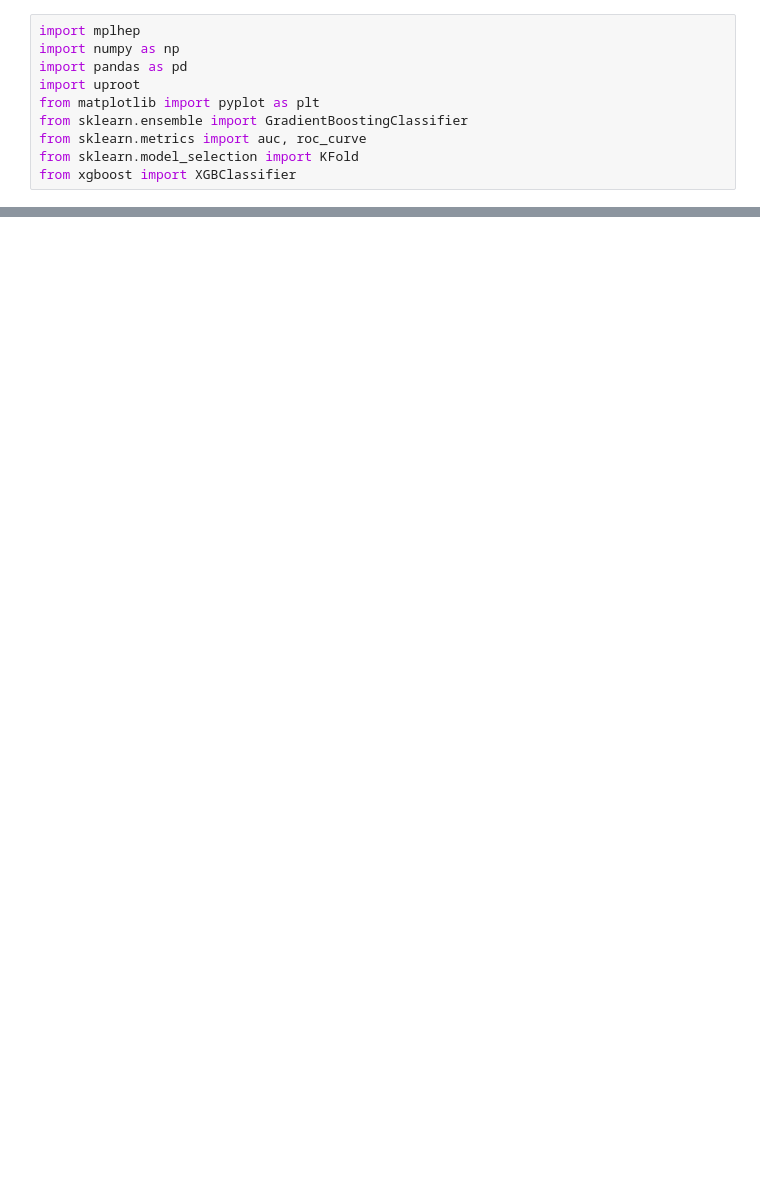
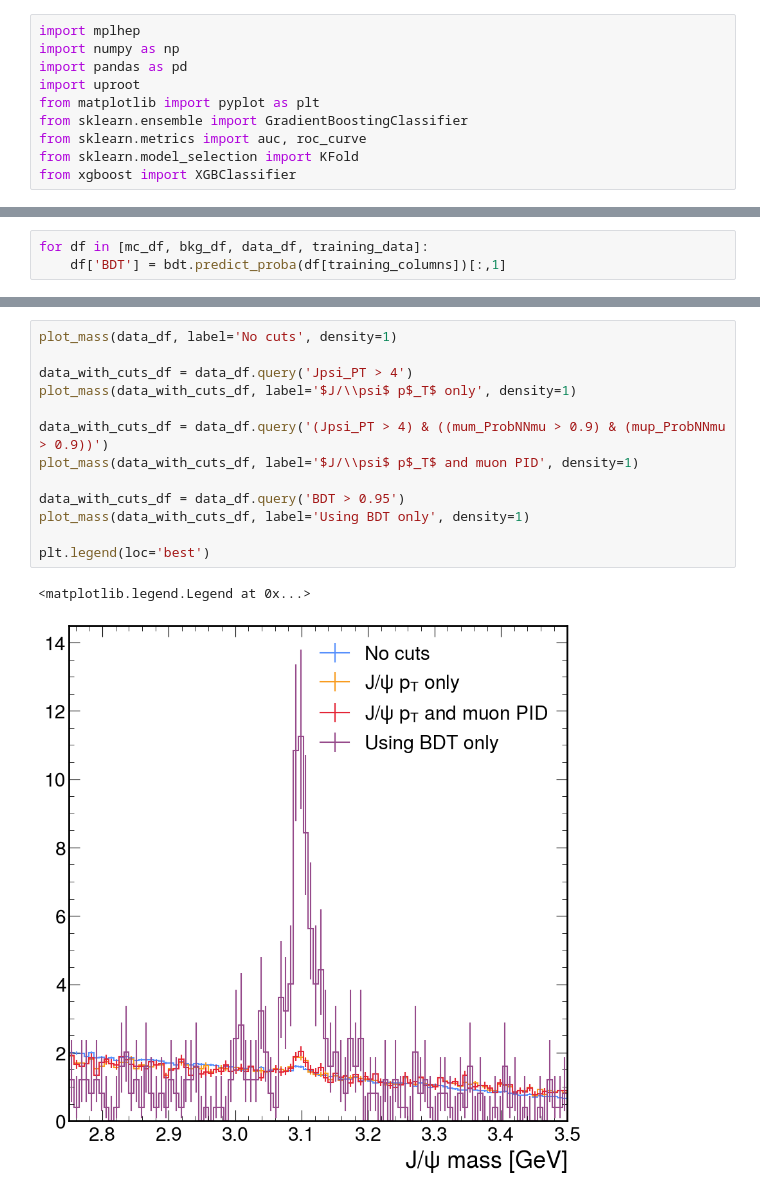
Before and after one commit to thiagorangel45/HSF-Trainig, a Jupyter notebook: LHCb Analysis Essentials/Advanced Python Tutorial/Multivariate_Analysis.ipynb, the cells around one changed output, grey strips where cells are left out. Cells and saved outputs as stored; diff of their text form; blank space fills up the shorter version.

```diff
--- a/LHCb Analysis Essentials/Advanced Python Tutorial/Multivariate_Analysis.ipynb
+++ b/LHCb Analysis Essentials/Advanced Python Tutorial/Multivariate_Analysis.ipynb
@@ -15,0 +93,3 @@ ModuleNotFoundError: No module named 'First_look_at_data.ipynb'; 'First_look_at_
+# %%
+for df in [mc_df, bkg_df, data_df, training_data]:
+    df['BDT'] = bdt.predict_proba(df[training_columns])[:,1]
@@ -15,0 +119,16 @@ ModuleNotFoundError: No module named 'First_look_at_data.ipynb'; 'First_look_at_
+# %%
+plot_mass(data_df, label='No cuts', density=1)
+
+data_with_cuts_df = data_df.query('Jpsi_PT > 4')
+plot_mass(data_with_cuts_df, label='$J/\\psi$ p$_T$ only', density=1)
+
+data_with_cuts_df = data_df.query('(Jpsi_PT > 4) & ((mum_ProbNNmu > 0.9) & (mup_ProbNNmu > 0.9))')
+plot_mass(data_with_cuts_df, label='$J/\\psi$ p$_T$ and muon PID', density=1)
+
+data_with_cuts_df = data_df.query('BDT > 0.95')
+plot_mass(data_with_cuts_df, label='Using BDT only', density=1)
+
+plt.legend(loc='best')
+# %% [output]
+<matplotlib.legend.Legend at 0x...>
+[figure, added]
```
Also changed, not shown: parts of 28 cells of this notebook, 4 other files.
